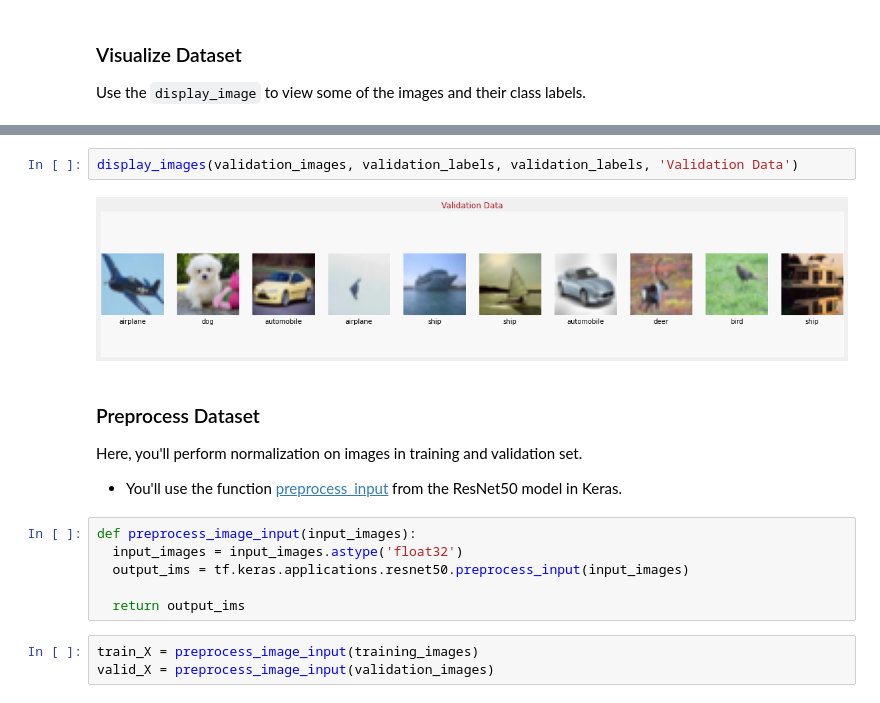
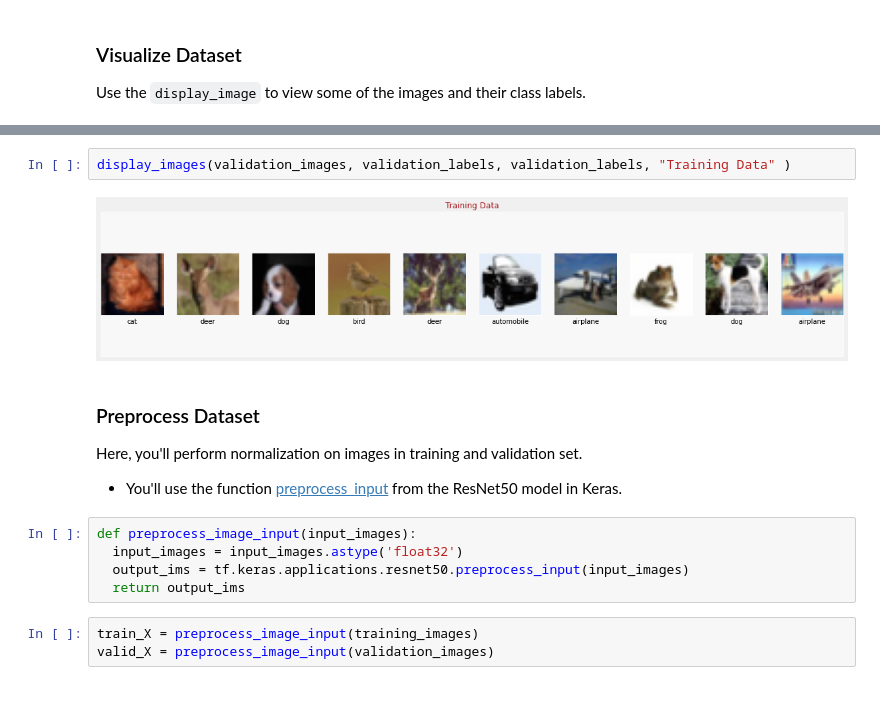
Before and after one commit to Alyssonmach/tensorflow-computer-vision, a Jupyter notebook: week1/w1_lab2.ipynb, the cells around one changed output, grey strips where cells are left out. Drawn from its saved outputs; the diff is of its cells as text.

```diff
--- a/week1/w1_lab2.ipynb
+++ b/week1/w1_lab2.ipynb
@@ -90,7 +95,7 @@ display_images(training_images, training_labels, training_labels, 'Training Data
 # %%
-display_images(validation_images, validation_labels, validation_labels, 'Validation Data')
+display_images(validation_images, validation_labels, validation_labels, "Training Data" )
 # %% [output]
-[figure, old version]
+[figure, new version]
 # %% [markdown]
 ### Preprocess Dataset
 Here, you'll perform normalization on images in training and validation set.
@@ -99,7 +104,6 @@ Here, you'll perform normalization on images in training and validation set.
 def preprocess_image_input(input_images):
   input_images = input_images.astype('float32')
   output_ims = tf.keras.applications.resnet50.preprocess_input(input_images)
-
   return output_ims
 # %%
 train_X = preprocess_image_input(training_images)
```
Also changed, not shown: parts of 19 cells of this notebook.
